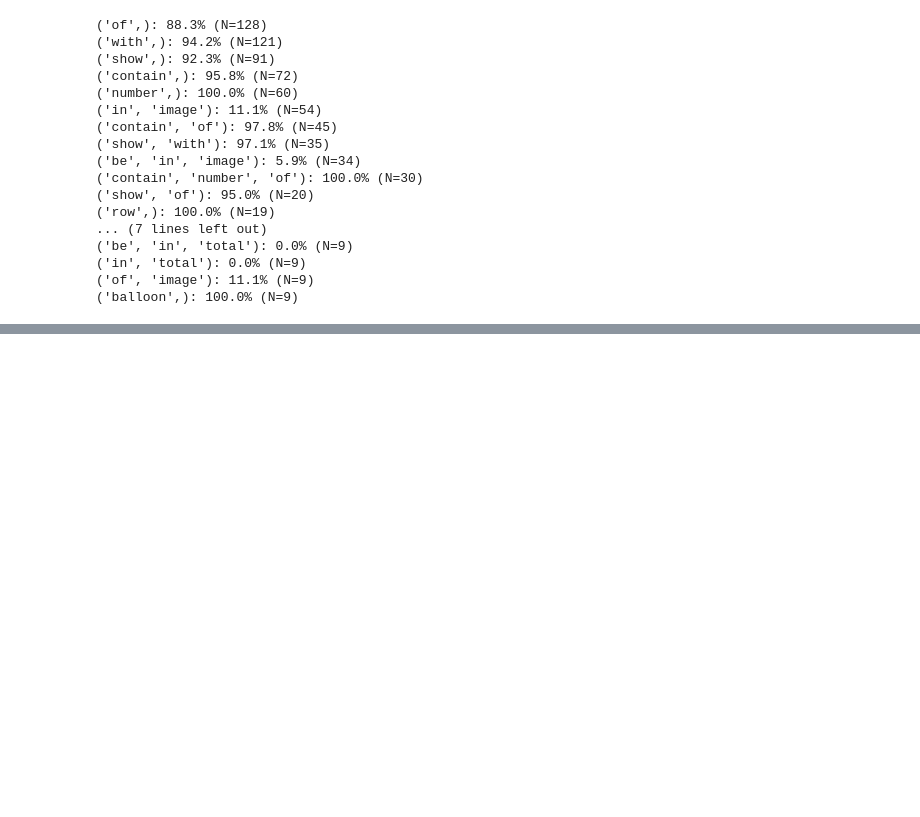
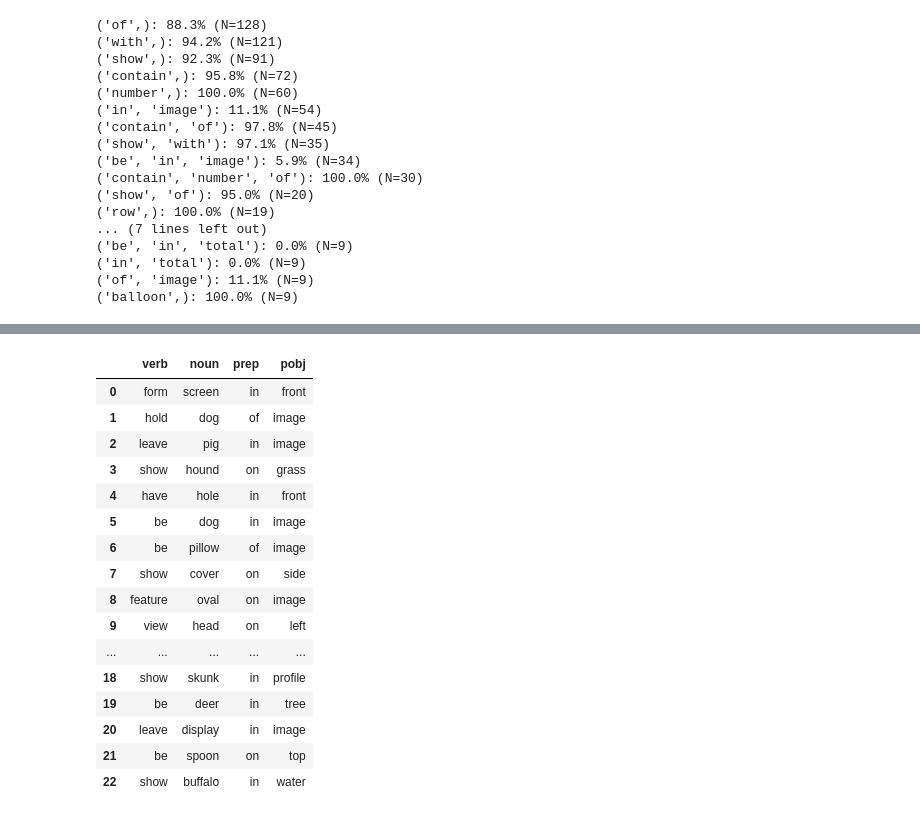
Before and after one commit to depthfirst/pp-ambiguity, a Jupyter notebook: notebooks/PPA-Analysis.ipynb, the cells around one changed output, grey strips where cells are left out. Saved outputs shown, nothing was run; the diff lists cells and outputs as text; code cells hidden in the pictures; blank space fills up the shorter version.

```diff
--- a/notebooks/PPA-Analysis.ipynb
+++ b/notebooks/PPA-Analysis.ipynb
@@ -357,0 +802,17 @@ for (proportion,total,ngram) in insights:
+# %%
+pp_matches = [(x[2],x[3]) for x in matches]
+# %%
+pp_matches = set(pp_matches)
+# %%
+corrected_preds = []
+ann_vs_predV = []
+for i,(tt,lbl,spc) in enumerate(zip(test_tuples, labels_test, spacy_preds)):
+    pp = (tt[2],tt[3])
+
+    if pp in pp_matches:
+        if lbl!='V':
+            print("E:",tt)
+            ann_vs_predV.append(tt)
+        corrected_preds.append('V')
+    else:
+        corrected_preds.append(spc)
@@ -357,0 +837,2 @@ for (proportion,total,ngram) in insights:
+# %%
+err_df = pd.DataFrame(ann_vs_predV,columns=['verb','noun','prep','pobj'])
@@ -357,0 +842,20 @@ for (proportion,total,ngram) in insights:
+# %%
+err_df
+# %% [output]
+|  | verb | noun | prep | pobj |
+| 0 | form | screen | in | front |
+| 1 | hold | dog | of | image |
+| 2 | leave | pig | in | image |
+| 3 | show | hound | on | grass |
+| 4 | have | hole | in | front |
+| 5 | be | dog | in | image |
+| 6 | be | pillow | of | image |
+| 7 | show | cover | on | side |
+| 8 | feature | oval | on | image |
+| 9 | view | head | on | left |
+| ... | ... | ... | ... | ... |
+| 18 | show | skunk | in | profile |
+| 19 | be | deer | in | tree |
+| 20 | leave | display | in | image |
+| 21 | be | spoon | on | top |
+| 22 | show | buffalo | in | water |
```
Also changed, not shown: parts of 60 cells of this notebook, 1 other file.
